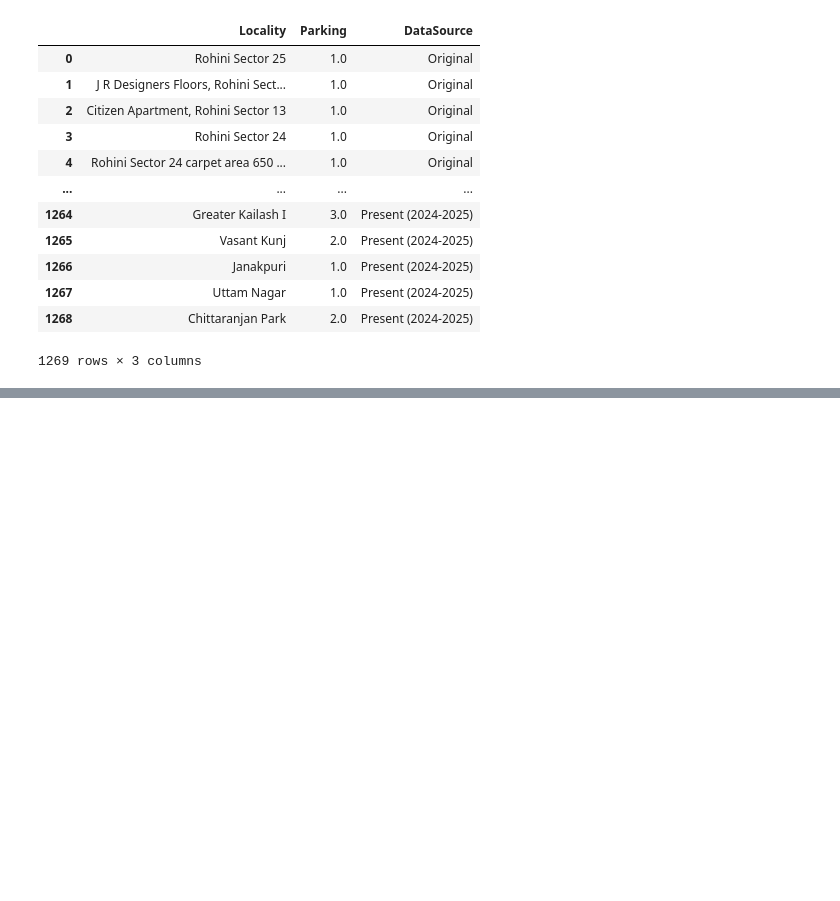
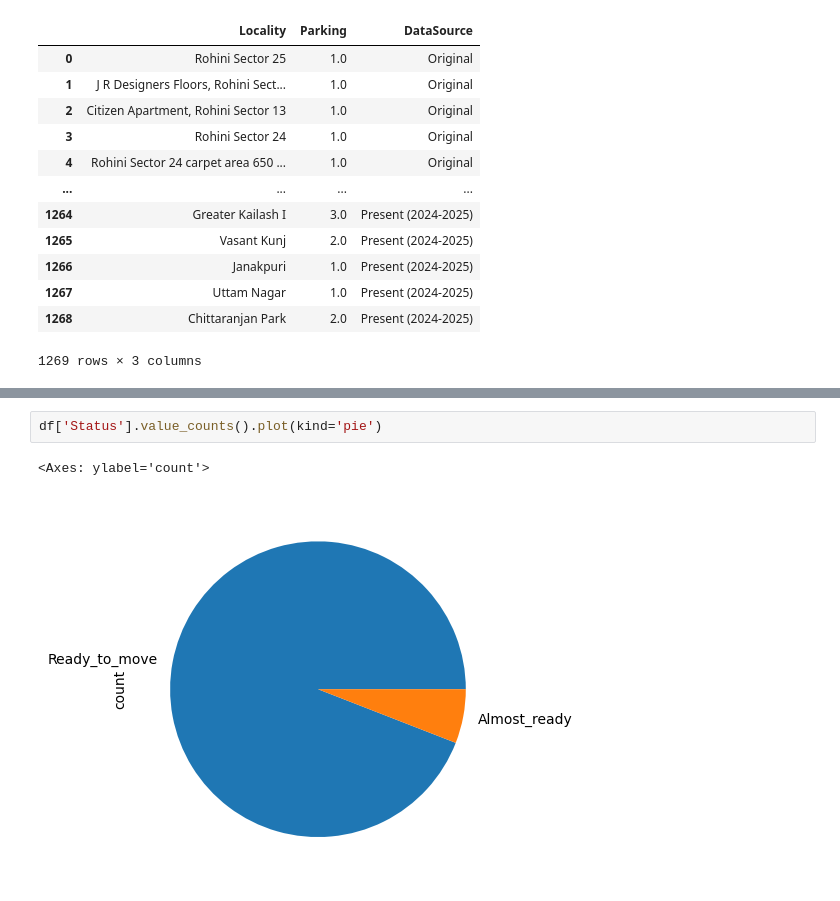
Before and after one commit to S1A2T00/Data-Science-Project, a Jupyter notebook: pandas.ipynb, the cells around one changed output, grey strips where cells are left out. Drawn from its saved outputs; the diff is of its cells as text; blank space fills up the shorter version.

```diff
--- a/pandas.ipynb
+++ b/pandas.ipynb
@@ -139,0 +221,5 @@ df.iloc[:,[4,5,11]]
+# %%
+df['Status'].value_counts().plot(kind='pie')
+# %% [output]
+<Axes: ylabel='count'>
+[figure, added]
```
Also changed, not shown: parts of 11 cells of this notebook.
